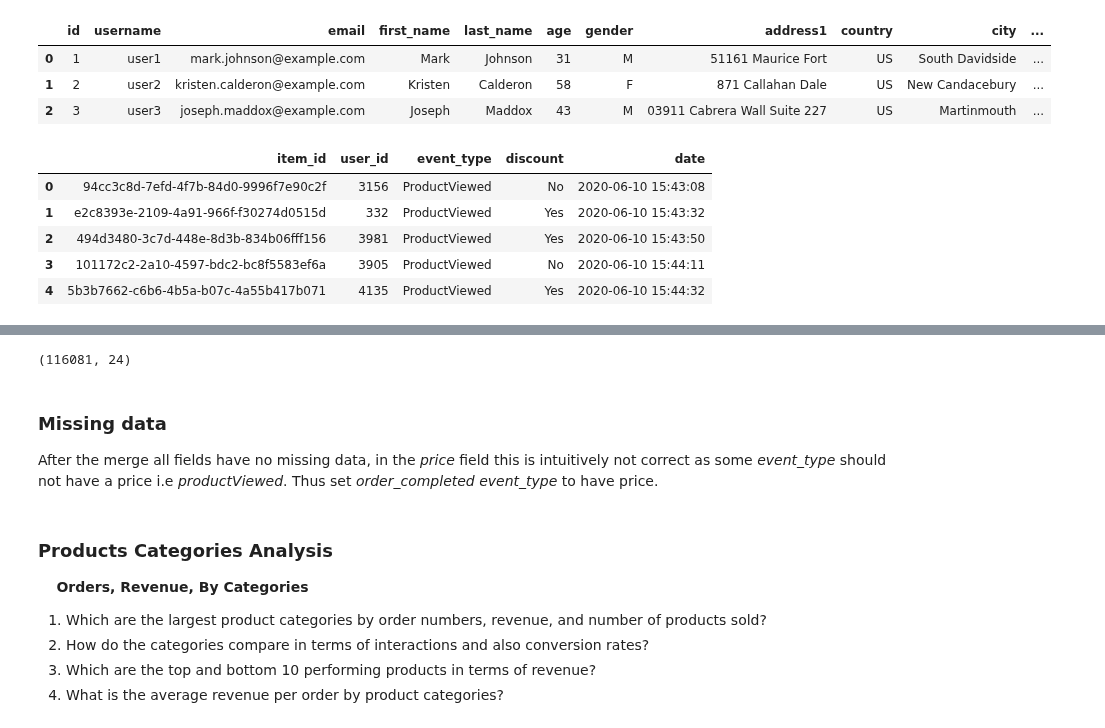
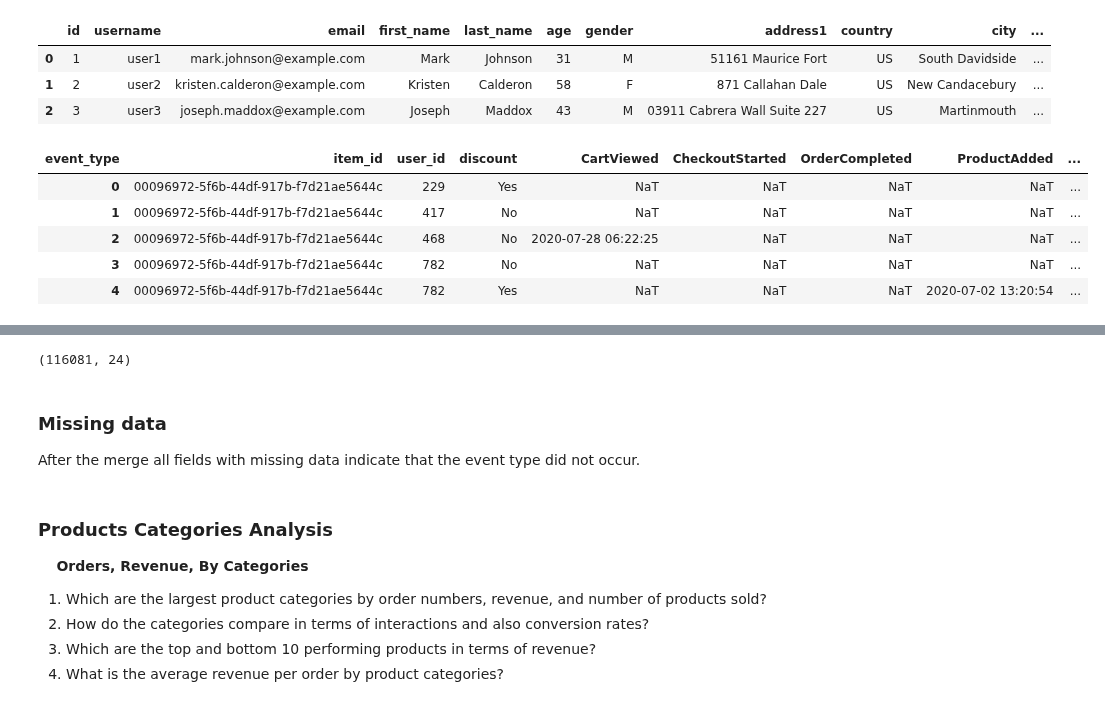
Before and after one commit to diana-kungu/E-commerce-RFM-Analysis, a Jupyter notebook: aws-retail-updated.ipynb, the cells around one changed output, grey strips where cells are left out. Saved outputs shown, nothing was run; the diff lists cells and outputs as text; code cells hidden in the pictures.

```diff
--- a/aws-retail-updated.ipynb
+++ b/aws-retail-updated.ipynb
@@ -30,12 +24,10 @@ from random import choice
 #### Read Data
 # %%
 #READ DATA
-#users= read_csv('../input/awssampleretaildemostore/users.csv')
-users = pd.read_csv(r'.\Input\raw_users.csv', usecols =[0,1,2,3,4,5,6,7])
-#items = read_csv('../input/awssampleretaildemostore/items.csv')
-products = pd.read_csv(r'.\Input\raw_products.csv',
+users = pd.read_csv(r'.\Input\AWS Demo Retail Data\raw_users.csv', usecols =[0,1,2,3,4,5,6,7])
+products = pd.read_csv(r'.\Input\AWS Demo Retail Data\raw_products.csv',
                        usecols = [0,3,4,5,7,10])
-df_lst = pd.read_csv(r'.\Input\interactions.csv',
+df_lst = pd.read_csv(r'.\Input\AWS Demo Retail Data\interactions.csv',
                         iterator=True, chunksize=20000)
 
 df = pd.concat(df_lst)
@@ -65,26 +58,25 @@ users.head(3)
 | 2 | 3 | user3 | joseph.maddox@example.com | Joseph | Maddox | 43 | M | 03911 Cabrera Wall Suite 227 | US | Martinmouth | ... |
 # %%
 # Clean Interaction data
-
-#Convert timestamp
-df.columns = [c.lower() for c in df.columns]
+#Convert 'timestamp' to datetime object
 df['date'] = pd.to_datetime(df['timestamp'],  unit='s')
 df.drop('timestamp', axis = 1, inplace = True)
 
+#Pivot dataframe
 df_pivoted = pd.pivot_table(df, values='date', index=['item_id', 'user_id', 'discount'],
                columns='event_type', aggfunc='first').reset_index()
 #Check for duplicates
 df.drop_duplicates(inplace = True)
 
 df = df.rename_axis(None, axis=1).reset_index(drop=True)
-df.head()
+df_pivoted.head()
 # %% [output]
-|  | item_id | user_id | event_type | discount | date |
-| 0 | 94cc3c8d-7efd-4f7b-84d0-9996f7e90c2f | 3156 | ProductViewed | No | 2020-06-10 15:43:08 |
-| 1 | e2c8393e-2109-4a91-966f-f30274d0515d | 332 | ProductViewed | Yes | 2020-06-10 15:43:32 |
-| 2 | 494d3480-3c7d-448e-8d3b-834b06fff156 | 3981 | ProductViewed | Yes | 2020-06-10 15:43:50 |
-| 3 | 101172c2-2a10-4597-bdc2-bc8f5583ef6a | 3905 | ProductViewed | No | 2020-06-10 15:44:11 |
-| 4 | 5b3b7662-c6b6-4b5a-b07c-4a55b417b071 | 4135 | ProductViewed | Yes | 2020-06-10 15:44:32 |
+| event_type | item_id | user_id | discount | CartViewed | CheckoutStarted | OrderCompleted | ProductAdded | ... |
+| 0 | 00096972-5f6b-44df-917b-f7d21ae5644c | 229 | Yes | NaT | NaT | NaT | NaT | ... |
+| 1 | 00096972-5f6b-44df-917b-f7d21ae5644c | 417 | No | NaT | NaT | NaT | NaT | ... |
+| 2 | 00096972-5f6b-44df-917b-f7d21ae5644c | 468 | No | 2020-07-28 06:22:25 | NaT | NaT | NaT | ... |
+| 3 | 00096972-5f6b-44df-917b-f7d21ae5644c | 782 | No | NaT | NaT | NaT | NaT | ... |
+| 4 | 00096972-5f6b-44df-917b-f7d21ae5644c | 782 | Yes | NaT | NaT | NaT | 2020-07-02 13:20:54 | ... |
 # %%
 products.rename(columns={'id': 'item_id', 'name': 'product_name'},
                inplace = True)
@@ -111,9 +103,9 @@ df_raw.head()
 df_pivoted.shape
 # %% [output]
 (116081, 24)
-# %% [markdown]
-### Missing data
-After the merge all fields have no missing data, in the *price* field this is intuitively not correct as some *event_type* should not have a price i.e *productViewed*. Thus set *order_completed* *event_type* to have price.
+# %% [markdown]
+### Missing data
+After the merge all fields with missing data indicate that the event type did not occur.
 # %%
 missing_values = df_pivoted.isnull().sum()
 #missing_values
```
Also changed, not shown: parts of 13 cells of this notebook, 1 other file.
